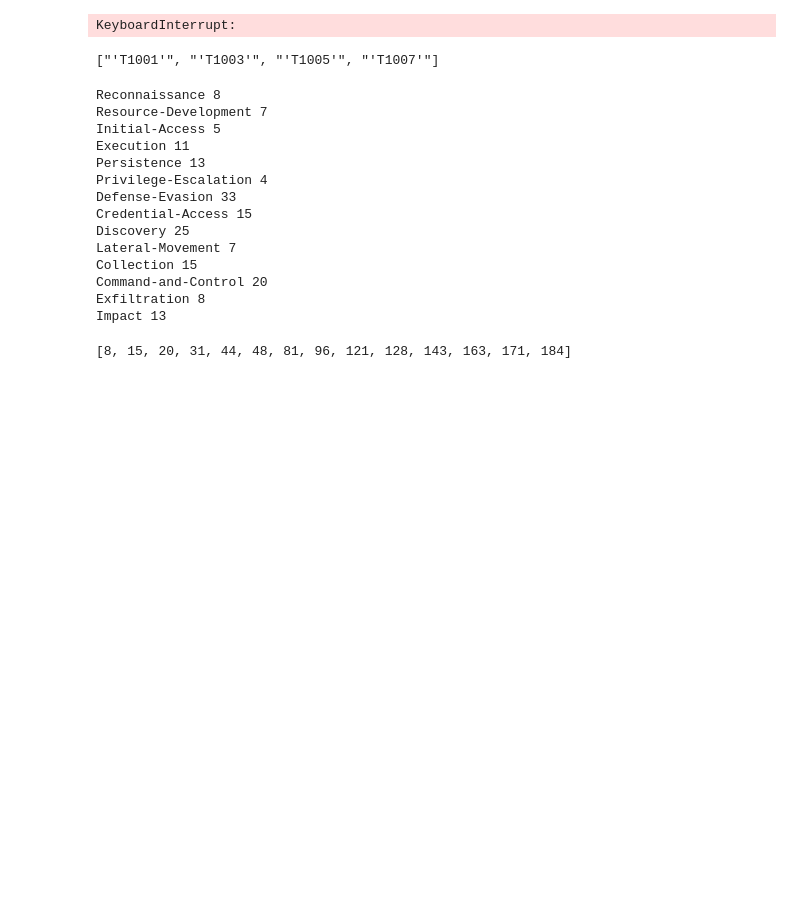
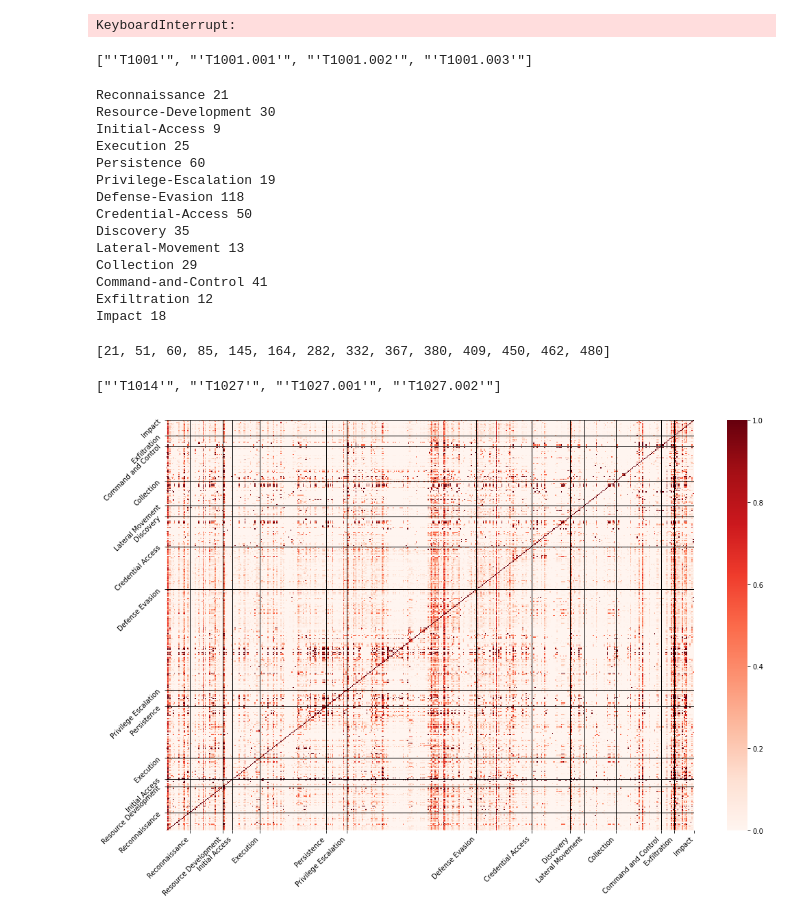
Before and after one commit to metalmulisha205/TTP-Activity-Attack-Graphing, a Jupyter notebook: heatmap.ipynb, the cells around one changed output. Drawn from its saved outputs; the diff is of its cells as text; code cells hidden in the pictures; blank space fills up the shorter version.

```diff
--- a/heatmap.ipynb
+++ b/heatmap.ipynb
@@ -255,12 +259,14 @@ plt.show()
 #     confidenceMatrix.append(curRow)
 # %% [output]
 KeyboardInterrupt:
+# %%
+aprList = GenerateAprioriLists()
 # %%
-ttps = sorted(list(set([item for sublist in abstractData for item in sublist if item != "''"])))
+ttps = sorted(list(set([item for sublist in aprList for item in sublist if item != "''"])))
 ttps = ttps[1:]
 ttps[0:4]
 # %% [output]
-["'T1001'", "'T1003'", "'T1005'", "'T1007'"]
+["'T1001'", "'T1001.001'", "'T1001.002'", "'T1001.003'"]
 # %%
 ttpMaps = {} # dictionary to associate ttp with tactics
 for ttp in ttps:
@@ -273,18 +279,61 @@ for lab in ttpTactics:
 xtics = xtics[1:]
 xtics
 # %% [output]
-Reconnaissance 8
-Resource-Development 7
-Initial-Access 5
-Execution 11
-Persistence 13
-Privilege-Escalation 4
-Defense-Evasion 33
-Credential-Access 15
-Discovery 25
-Lateral-Movement 7
-Collection 15
-Command-and-Control 20
-Exfiltration 8
-Impact 13
+Reconnaissance 21
+Resource-Development 30
+Initial-Access 9
+Execution 25
+Persistence 60
+Privilege-Escalation 19
+Defense-Evasion 118
+Credential-Access 50
+Discovery 35
+Lateral-Movement 13
+Collection 29
+Command-and-Control 41
+Exfiltration 12
+Impact 18
-[8, 15, 20, 31, 44, 48, 81, 96, 121, 128, 143, 163, 171, 184]
+[21, 51, 60, 85, 145, 164, 282, 332, 367, 380, 409, 450, 462, 480]
+# %%
+ttps = []
+for t in list(set(ttpMaps.values())):
+    ttps += list(filter(lambda x: ttpMaps[x] == t, ttpMaps))
+print(ttps[0:4])
+size = len(ttps)
+
+confidenceMatrix = []
+supportMatrix = []
+
+for rowTTP in ttps[0:size]:
+    curRow = []
+    for colTTP in ttps[0:size]:
+        curRow.append(calculateConfidence([rowTTP], [colTTP], aprList))
+    confidenceMatrix.append(curRow)
+# %% [output]
+["'T1014'", "'T1027'", "'T1027.001'", "'T1027.002'"]
+# %%
+data = pd.DataFrame(confidenceMatrix)
+data.columns = ttps
+data.index = ttps
+# %%
+x_labels = ["Reconnaissance", "Resource Development", "Initial Access", "Execution", "Persistence", "Privilege Escalation", "Defense Evasion", "Credential Access", "Discovery", "Lateral Movement", "Collection", "Command and Control", "Exfiltration", "Impact"]
+y_labels = x_labels
+
+fig, ax = plt.subplots(figsize=(15, 10))
+sns.heatmap(data, cmap="Reds", cbar=True, ax=ax)
+x_tick_positions = np.linspace(0, data.shape[1], len(x_labels), endpoint=True)
+y_tick_positions = np.linspace(0, data.shape[0], len(y_labels), endpoint=True)
+ax.set_xticks(xtics)
+ax.set_yticks(xtics)
+ax.set_xticklabels(x_labels, rotation = 45, ha="right")
+ax.set_yticklabels(y_labels, rotation = 45, ha='right')
+ax.grid(True, which='both', color='black', linewidth=1)
+
+
+# plt.xlim(150, 180)
+# plt.ylim(150, 180)
+ax.invert_yaxis()
+plt.tight_layout()
+plt.show()
+# %% [output]
+[figure, added]
```
Also changed, not shown: parts of 1 cell of this notebook.
